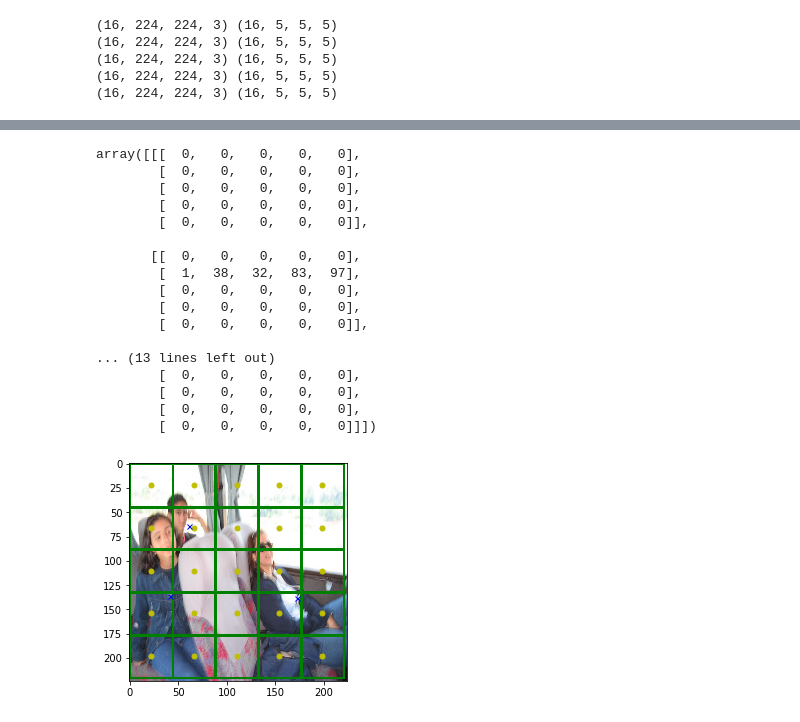
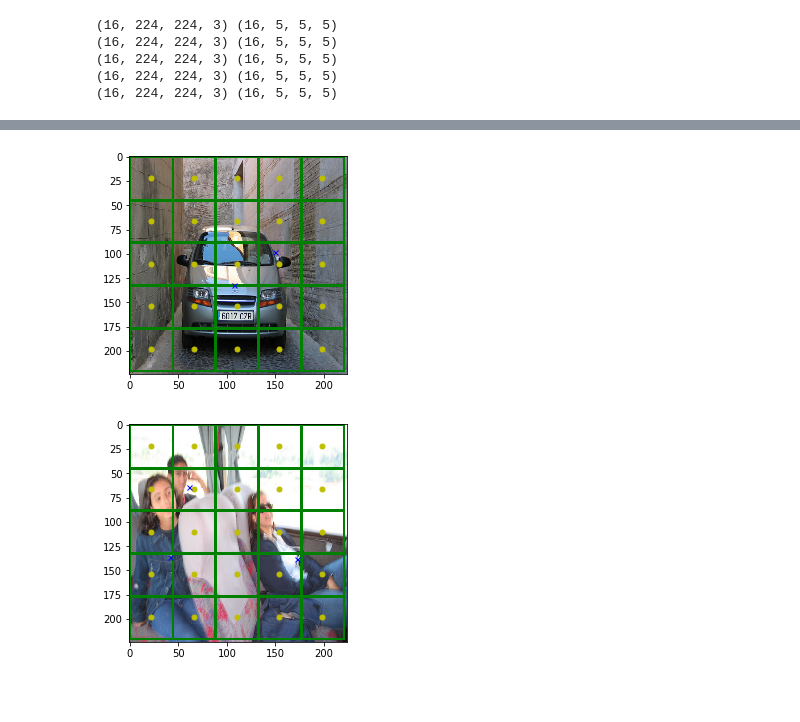
Before and after one commit to SaikiranKannaiah436/iseeyou, a Jupyter notebook: data_gen_utils.ipynb, the cells around one changed output, grey strips where cells are left out. Drawn from its saved outputs; the diff is of its cells as text; code cells hidden in the pictures; blank space fills up the shorter version.

```diff
--- a/data_gen_utils.ipynb
+++ b/data_gen_utils.ipynb
@@ -117,7 +64,7 @@ np.sqrt(np.sum(np.square(test - center), axis=1)).shape
 # %%
-def find_object_grid(input_size, grid_size, object_centers):
+def find_object_grid(object_centers, grid_centers):
 
-    grid_coord, grid_centers = get_grid_info(img_size=input_size, grid_size=grid_size)
+    #grid_coord, grid_centers = get_grid_info(img_size=input_size, grid_size=grid_size)
     grid_centers = np.asarray(grid_centers, dtype=float)
     box_nums = []
     if len(object_centers) > 2:
@@ -148,26 +77,0 @@ person_center[1] = person_center[1] * 224 / img_h
-# %%
-centers = {}
-plt.imshow(resize_img)
-for each_grid in range(25):
-    width = xmax - xmin
-    height  = ymax - ymin
-    x = (xmin + xmax) / 2.0
-    y = (ymin + ymax) / 2.0
-    centers[each_grid] = (x, y)
-    print(each_grid, xmin, ymin, xmax, ymax, width, height)
-    coords = (xmin, ymin), width, height
-    plt.gca().add_patch(plt.Rectangle(*coords, fill=False, edgecolor='g', linewidth=2))
-    plt.plot(x,y, marker='o', markersize=5, color='y')
-    plt.plot(dog_center[0], dog_center[1], marker='x', markersize=5, color='b')
-    plt.plot(person_center[0], person_center[1], marker='x', markersize=5, color='b')
-    if (each_grid + 1) % 5 !=0:
-        xmin = xmax
-        ymin = ymin
-        xmax = xmin + width
-        ymax = ymin + height
-    else:
-        xmin = 0
-        ymin = ymax
-        xmax = xmin + width
-        ymax = ymin + height
-plt.show()
@@ -198,2 +77,0 @@ find_object_grid(input_size=(224, 224), grid_size=(5, 5), object_centers=[dog_ce
-# %%
-coords, centers = get_grid_info(img_size=(224, 224), grid_size=(3, 3))
@@ -278,7 +134,7 @@ class DataGenerator(object):
         y = np.empty((self.batch_size, 4), dtype = int)
         new_y = np.zeros(shape=(self.batch_size, self.grid_size[0], self.grid_size[1], 5), dtype=int)
 
-        #grid_coords, grid_centers = get_grid_info(img_size=(self.dim_x, self.dim_y), grid_size=(3, 3))
+        grid_coords, grid_centers = get_grid_info(img_size=(self.dim_x, self.dim_y), grid_size=(self.grid_size[0], self.grid_size[1]))
 
         # Generate data
         for i, ID in enumerate(list_IDs_temp):
@@ -307,7 +163,7 @@ class DataGenerator(object):
 
                 coords = (xmin, ymin, xmax, ymax)
                 obj_center = get_center(coords)
-                grid_arg = find_object_grid(input_size=(self.dim_x, self.dim_y), grid_size=self.grid_size, object_centers=obj_center)
+                grid_arg = find_object_grid(object_centers=obj_center, grid_centers=grid_centers)
             #print(obj_center, grid_args)
 
                 new_y[i, grid_arg // self.grid_size[0], grid_arg % self.grid_size[0] , : ] = [1, xmin, ymin, xmax, ymax]
@@ -468,21 +231,6 @@ array([[[  1,   1,  50,  81, 223],
-# %%
-test[1]
-# %% [output]
-array([[[  0,   0,   0,   0,   0],
-        [  0,   0,   0,   0,   0],
-        [  0,   0,   0,   0,   0],
-        [  0,   0,   0,   0,   0],
-        [  0,   0,   0,   0,   0]],
-
-       [[  0,   0,   0,   0,   0],
-        [  1,  38,  32,  83,  97],
-        [  0,   0,   0,   0,   0],
-        [  0,   0,   0,   0,   0],
-        [  0,   0,   0,   0,   0]],
-
-... (13 lines left out)
-        [  0,   0,   0,   0,   0],
-        [  0,   0,   0,   0,   0],
-        [  0,   0,   0,   0,   0],
-        [  0,   0,   0,   0,   0]]])
+# %%
+img = imread('../../../VOCdevkit/images/'+'2010_000908.jpg')
+visualize_grid_with_gt(img=img, grid_size=(5, 5), y_vector=y_train[2], img_resize=(224, 224))
+# %% [output]
+[figure, added]
 # %%
```
Also changed, not shown: parts of 38 cells of this notebook.
